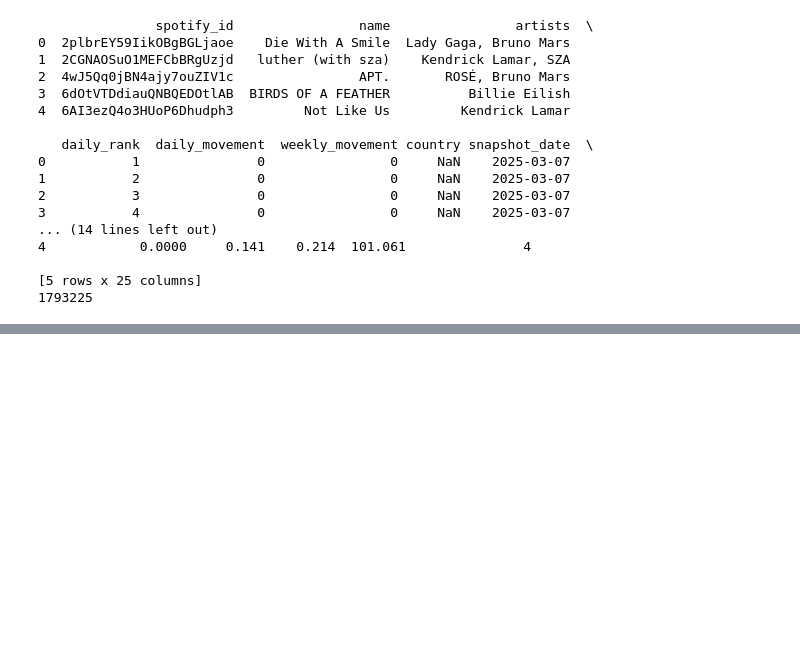
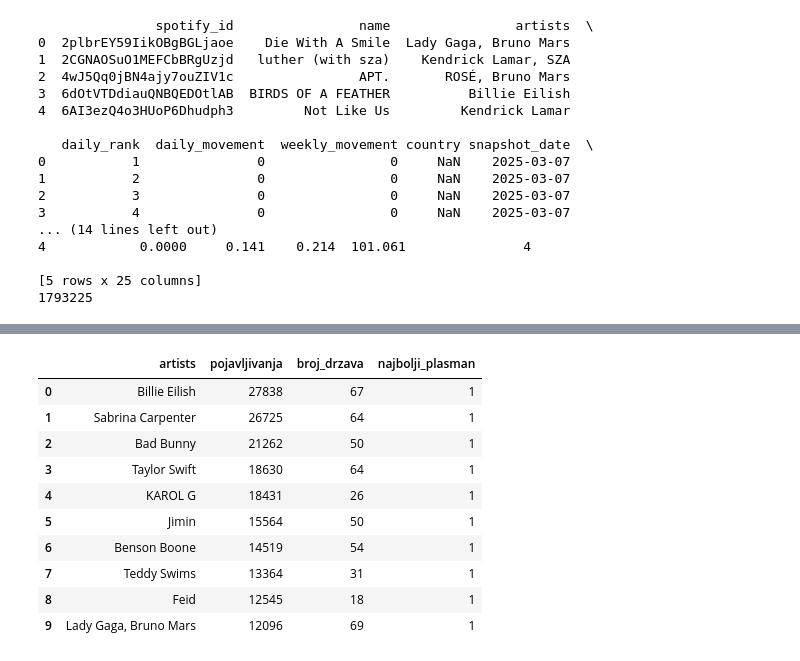
Before and after one commit to MarijaRistic23/Istrazivanje-podataka-2, a Jupyter notebook: 1) Priprema podataka/00_ExtractCSV.ipynb, the cells around one changed output, grey strips where cells are left out. Cells and saved outputs as stored; diff of their text form; code cells hidden in the pictures; blank space fills up the shorter version.

```diff
--- a/1) Priprema podataka/00_ExtractCSV.ipynb
+++ b/1) Priprema podataka/00_ExtractCSV.ipynb
@@ -78,0 +310,23 @@ df.to_csv('universal_top_spotify_songs.csv', index=False)
+# %%
+con.sql("""
+    SELECT artists,
+           COUNT(*)                  AS pojavljivanja,
+           COUNT(DISTINCT country)   AS broj_drzava,
+           MIN(daily_rank)           AS najbolji_plasman
+    FROM songs
+    GROUP BY artists
+    ORDER BY pojavljivanja DESC
+    LIMIT 10
+""").df()
+# %% [output]
+|  | artists | pojavljivanja | broj_drzava | najbolji_plasman |
+| 0 | Billie Eilish | 27838 | 67 | 1 |
+| 1 | Sabrina Carpenter | 26725 | 64 | 1 |
+| 2 | Bad Bunny | 21262 | 50 | 1 |
+| 3 | Taylor Swift | 18630 | 64 | 1 |
+| 4 | KAROL G | 18431 | 26 | 1 |
+| 5 | Jimin | 15564 | 50 | 1 |
+| 6 | Benson Boone | 14519 | 54 | 1 |
+| 7 | Teddy Swims | 13364 | 31 | 1 |
+| 8 | Feid | 12545 | 18 | 1 |
+| 9 | Lady Gaga, Bruno Mars | 12096 | 69 | 1 |
```
Also changed, not shown: parts of 31 cells of this notebook, 1 other file.
